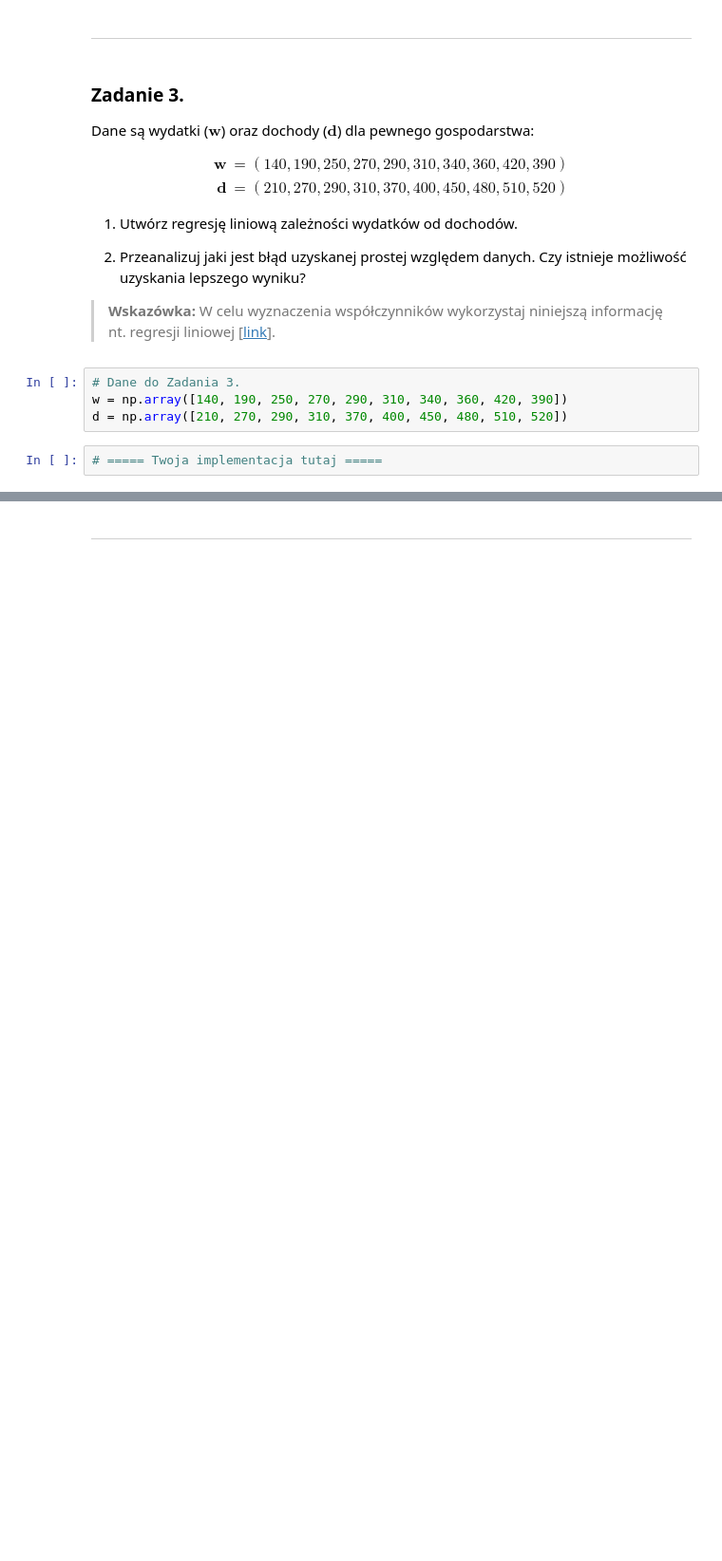
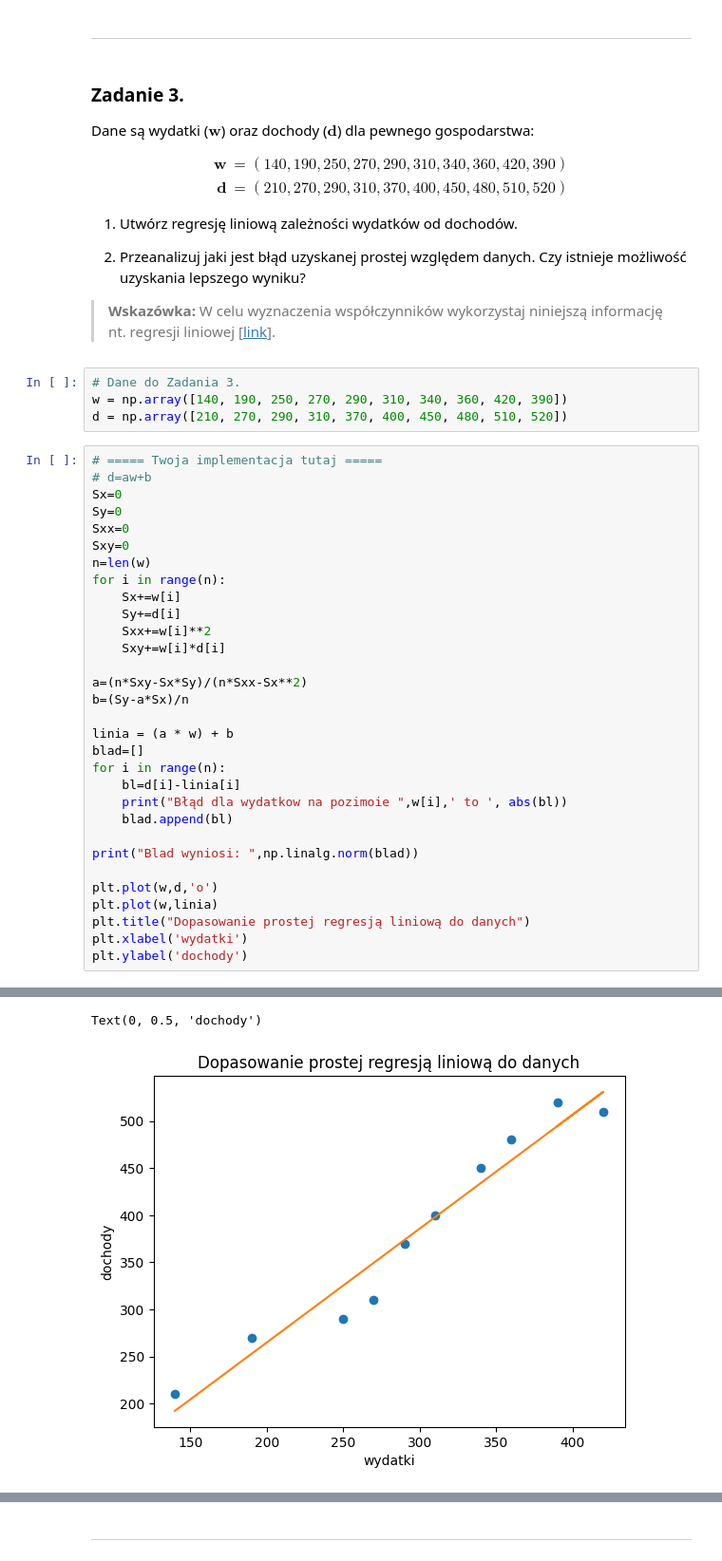
Before and after one commit to MN-KJ-2025/lab-5-r-wnania-m-x-n-karolozog15, a Jupyter notebook: sprawozdanie.ipynb, the cells around one changed output, grey strips where cells are left out. Shown: that part at 95% size. Saved outputs shown, nothing was run; the diff lists cells and outputs as text; blank space fills up the shorter version.

```diff
--- a/sprawozdanie.ipynb
+++ b/sprawozdanie.ipynb
@@ -266,5 +304,35 @@ $$
 # Dane do Zadania 3.
 w = np.array([140, 190, 250, 270, 290, 310, 340, 360, 420, 390])
 d = np.array([210, 270, 290, 310, 370, 400, 450, 480, 510, 520])
-# %%
-# ===== Twoja implementacja tutaj =====
+# %%
+# ===== Twoja implementacja tutaj =====
+# d=aw+b
+Sx=0
+Sy=0
+Sxx=0
+Sxy=0
+n=len(w)
+for i in range(n):
+    Sx+=w[i]
+    Sy+=d[i]
+    Sxx+=w[i]**2
+    Sxy+=w[i]*d[i]
+
+a=(n*Sxy-Sx*Sy)/(n*Sxx-Sx**2)
+b=(Sy-a*Sx)/n
+
+linia = (a * w) + b
+blad=[]
+for i in range(n):
+    bl=d[i]-linia[i]
+    print("Błąd dla wydatkow na pozimoie ",w[i],' to ', abs(bl))
+    blad.append(bl)
+
+print("Blad wyniosi: ",np.linalg.norm(blad))
+
+plt.plot(w,d,'o')
+plt.plot(w,linia)
+plt.title("Dopasowanie prostej regresją liniową do danych")
+plt.xlabel('wydatki')
+plt.ylabel('dochody')
+# %% [output]
@@ -270,0 +350,2 @@ d = np.array([210, 270, 290, 310, 370, 400, 450, 480, 510, 520])
+Text(0, 0.5, 'dochody')
+[figure, added]
```
Also changed, not shown: parts of 14 cells of this notebook, 1 other file.
